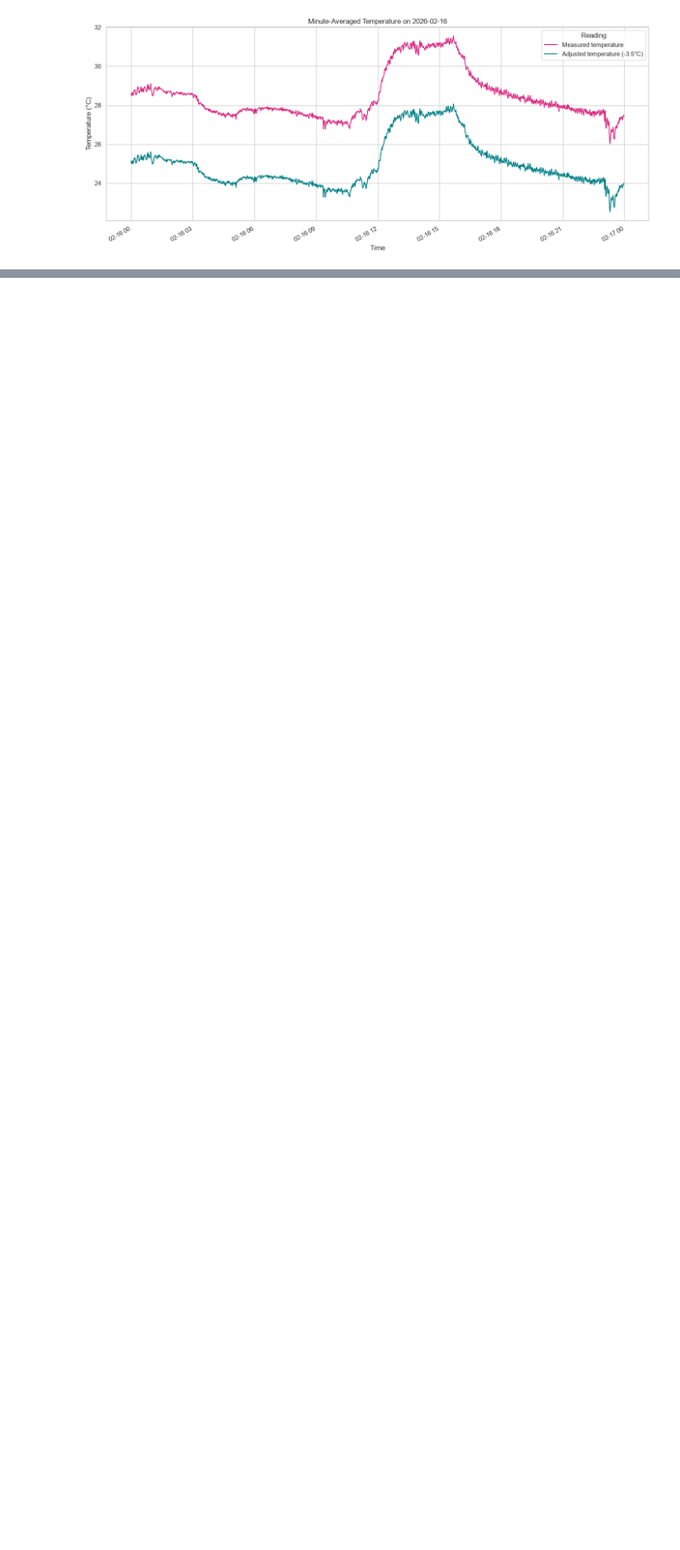
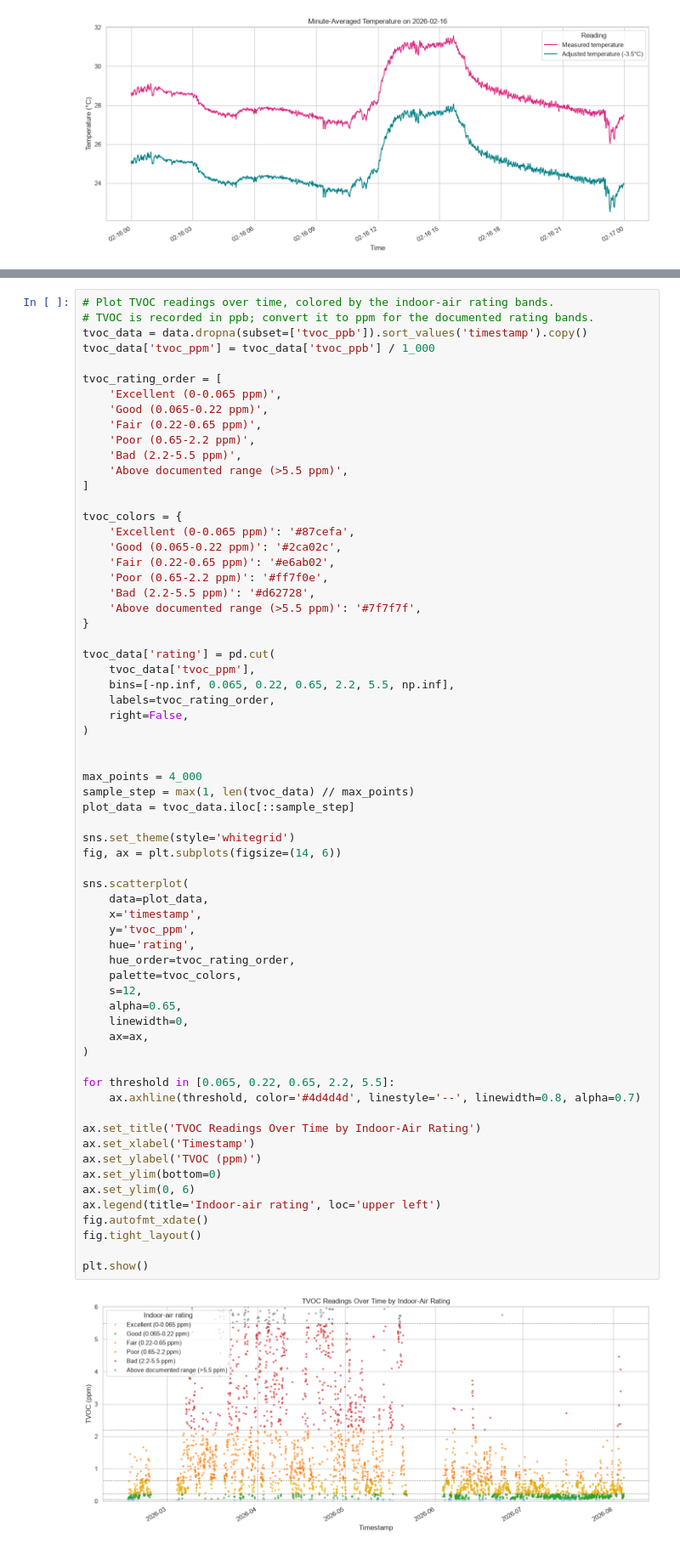
Before and after one commit to SirSerow/esp32-air-quality-sensor, a Jupyter notebook: data-processing/dataset_exploation.ipynb, the cells around one changed output, grey strips where cells are left out. Shown at 85% size. Drawn from its saved outputs; the diff is of its cells as text; blank space fills up the shorter version.

```diff
--- a/data-processing/dataset_exploation.ipynb
+++ b/data-processing/dataset_exploation.ipynb
@@ -324,0 +415,67 @@ For
+# %%
+# Plot TVOC readings over time, colored by the indoor-air rating bands.
+# TVOC is recorded in ppb; convert it to ppm for the documented rating bands.
+tvoc_data = data.dropna(subset=['tvoc_ppb']).sort_values('timestamp').copy()
+tvoc_data['tvoc_ppm'] = tvoc_data['tvoc_ppb'] / 1_000
+
+tvoc_rating_order = [
+    'Excellent (0-0.065 ppm)',
+    'Good (0.065-0.22 ppm)',
+    'Fair (0.22-0.65 ppm)',
+    'Poor (0.65-2.2 ppm)',
+    'Bad (2.2-5.5 ppm)',
+    'Above documented range (>5.5 ppm)',
+]
+
+tvoc_colors = {
+    'Excellent (0-0.065 ppm)': '#87cefa',
+    'Good (0.065-0.22 ppm)': '#2ca02c',
+    'Fair (0.22-0.65 ppm)': '#e6ab02',
+    'Poor (0.65-2.2 ppm)': '#ff7f0e',
+    'Bad (2.2-5.5 ppm)': '#d62728',
+    'Above documented range (>5.5 ppm)': '#7f7f7f',
+}
+
+tvoc_data['rating'] = pd.cut(
+    tvoc_data['tvoc_ppm'],
+    bins=[-np.inf, 0.065, 0.22, 0.65, 2.2, 5.5, np.inf],
+    labels=tvoc_rating_order,
+    right=False,
+)
+
+
+max_points = 4_000
+sample_step = max(1, len(tvoc_data) // max_points)
+plot_data = tvoc_data.iloc[::sample_step]
+
+sns.set_theme(style='whitegrid')
+fig, ax = plt.subplots(figsize=(14, 6))
+
+sns.scatterplot(
+    data=plot_data,
+    x='timestamp',
+    y='tvoc_ppm',
+    hue='rating',
+    hue_order=tvoc_rating_order,
+    palette=tvoc_colors,
+    s=12,
+    alpha=0.65,
+    linewidth=0,
+    ax=ax,
+)
+
+for threshold in [0.065, 0.22, 0.65, 2.2, 5.5]:
+    ax.axhline(threshold, color='#4d4d4d', linestyle='--', linewidth=0.8, alpha=0.7)
+
+ax.set_title('TVOC Readings Over Time by Indoor-Air Rating')
+ax.set_xlabel('Timestamp')
+ax.set_ylabel('TVOC (ppm)')
+ax.set_ylim(bottom=0)
+ax.set_ylim(0, 6)
+ax.legend(title='Indoor-air rating', loc='upper left')
+fig.autofmt_xdate()
+fig.tight_layout()
+
+plt.show()
+# %% [output]
+[figure, added]
```
Also changed, not shown: parts of 13 cells of this notebook.
